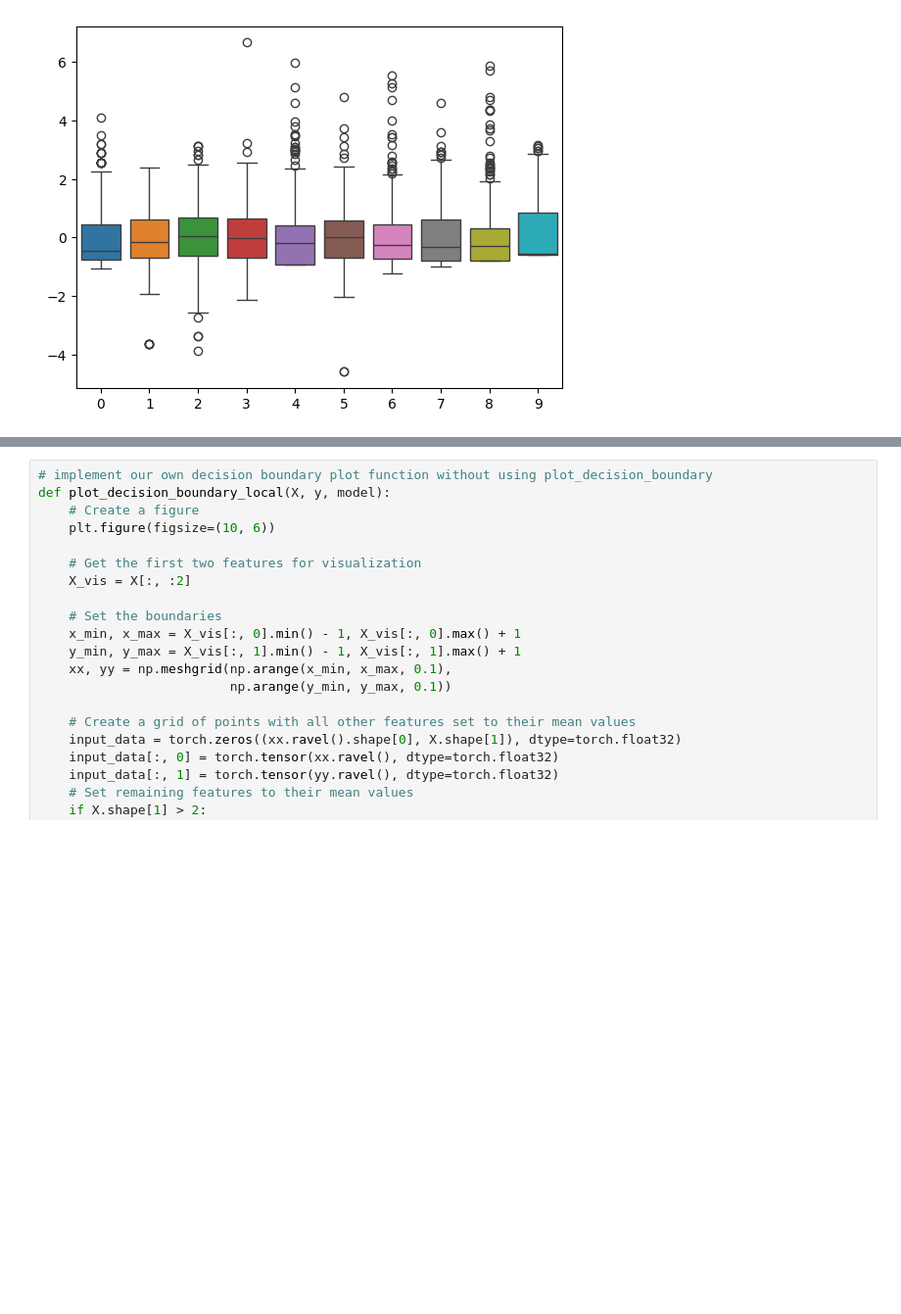
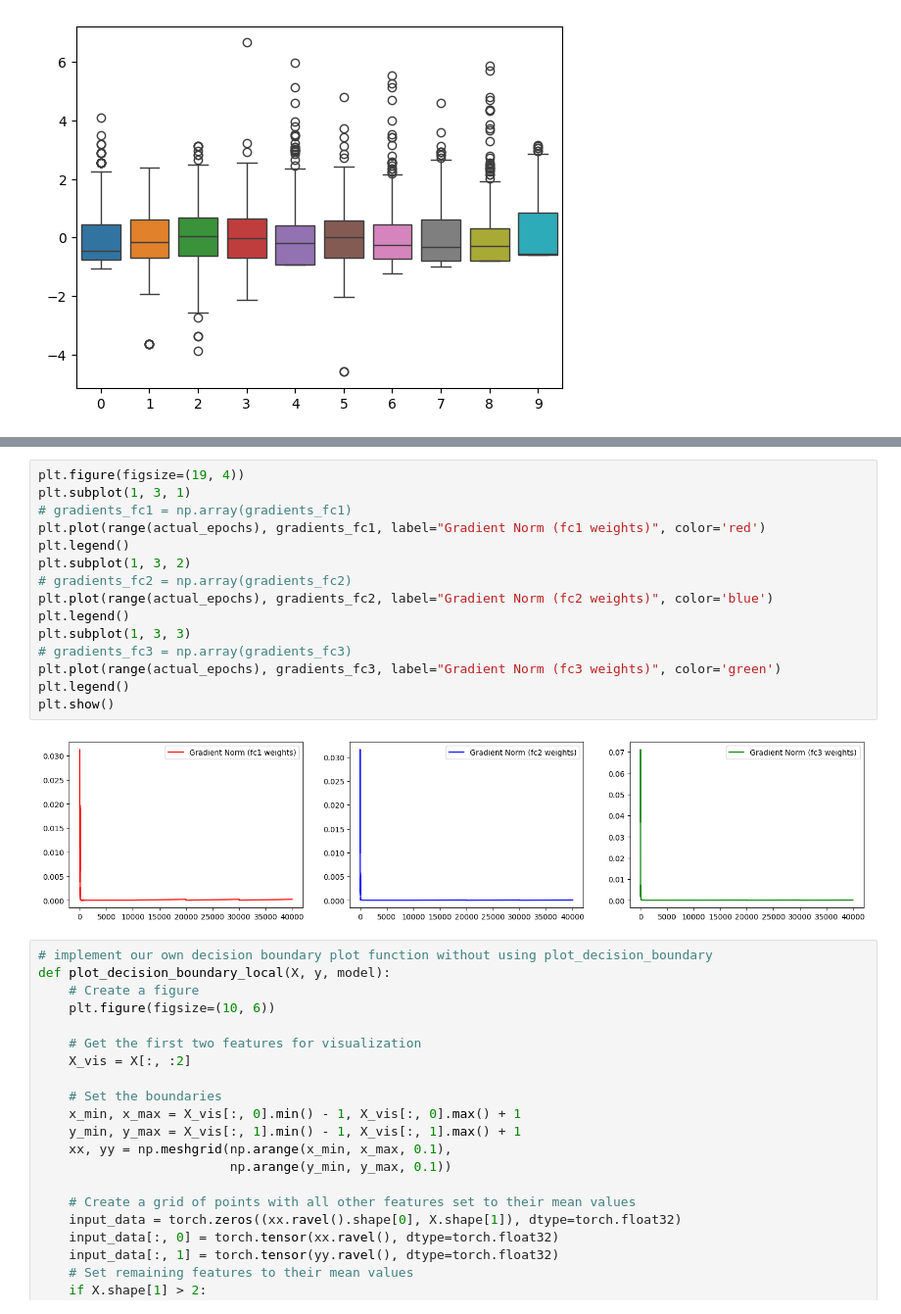
Before and after one commit to RasimMehdiyev/diabetes_prediction, a Jupyter notebook: diabetes_nn.ipynb, the cells around one changed output, grey strips where cells are left out. Shown: that part at 98% size. Drawn from its saved outputs; the diff is of its cells as text; blank space fills up the shorter version.

```diff
--- a/diabetes_nn.ipynb
+++ b/diabetes_nn.ipynb
@@ -309,3 +300,20 @@ Epoch: 990 Train Loss: 0.6332 Test Loss: 0.6325 Train Acc: 83.5648 Test Acc: 85.
+# %%
+plt.figure(figsize=(19, 4))
+plt.subplot(1, 3, 1)
+# gradients_fc1 = np.array(gradients_fc1)
+plt.plot(range(actual_epochs), gradients_fc1, label="Gradient Norm (fc1 weights)", color='red')
+plt.legend()
+plt.subplot(1, 3, 2)
+# gradients_fc2 = np.array(gradients_fc2)
+plt.plot(range(actual_epochs), gradients_fc2, label="Gradient Norm (fc2 weights)", color='blue')
+plt.legend()
+plt.subplot(1, 3, 3)
+# gradients_fc3 = np.array(gradients_fc3)
+plt.plot(range(actual_epochs), gradients_fc3, label="Gradient Norm (fc3 weights)", color='green')
+plt.legend()
+plt.show()
+# %% [output]
+[figure, added]
 # %%
 # implement our own decision boundary plot function without using plot_decision_boundary
 def plot_decision_boundary_local(X, y, model):
```
Also changed, not shown: parts of 8 cells of this notebook, 2 other files.
